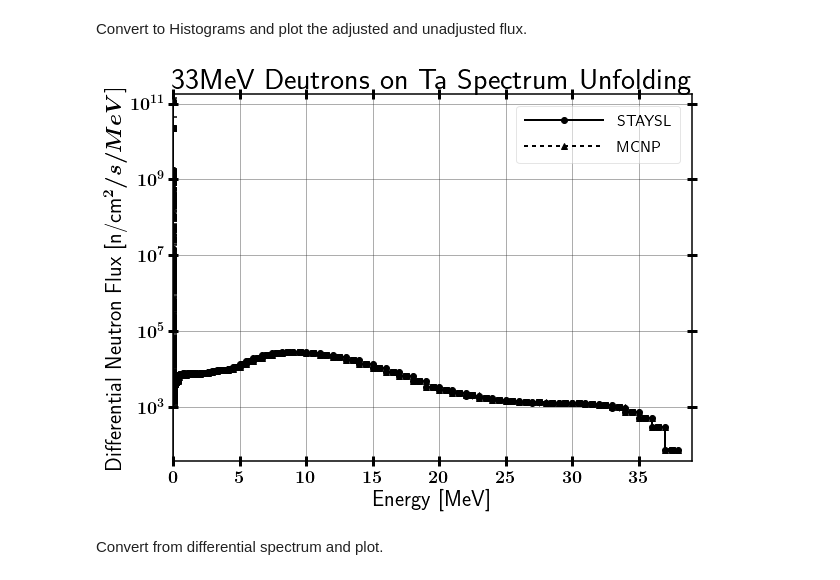
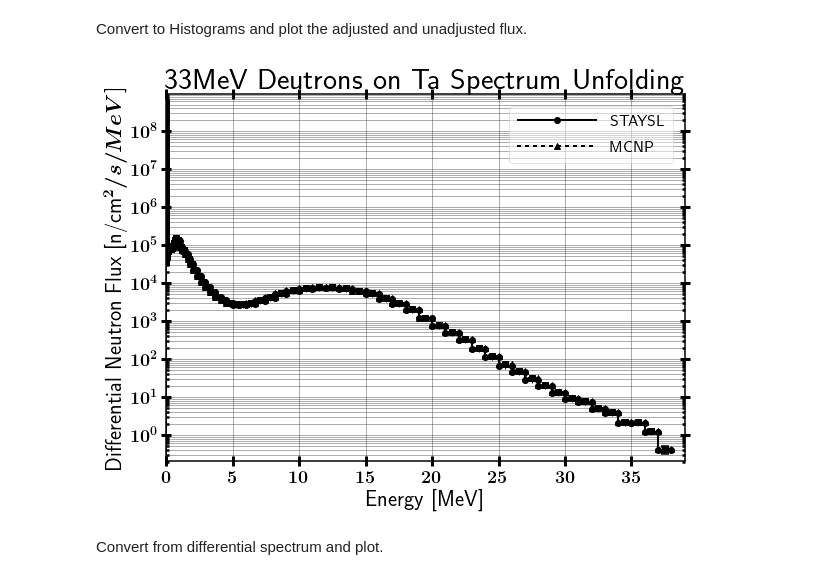
Before and after one commit to 2lambda123/88_Data, a Jupyter notebook: Experiments/Activation/33MeVTa_25Apr/Unfold/ETA/STAYSL_ETA_Input-&-Analysis.ipynb, the cells around one changed output. Saved outputs shown, nothing was run; the diff lists cells and outputs as text; code cells hidden in the pictures.

```diff
--- a/Experiments/Activation/33MeVTa_25Apr/Unfold/ETA/STAYSL_ETA_Input-&-Analysis.ipynb
+++ b/Experiments/Activation/33MeVTa_25Apr/Unfold/ETA/STAYSL_ETA_Input-&-Analysis.ipynb
@@ -96,7 +96,7 @@ Read the data from the output file using pandas. Convert relative std to absolut
 # %%
 import pandas as pd
 
-path = 'C:/Users/James/Dropbox/UCB/Research/ETAs/88Inch/Data/Experiments/Activation/33MeVTa_25Apr/Unfold/CleanBeam/STAYSL_PNNL/stayslin.out'
+path = 'C:/Users/James/Dropbox/UCB/Research/ETAs/88Inch/Data/Experiments/Activation/33MeVTa_25Apr/Unfold/ETA/STAYSL_PNNL/stayslin.out'
 df = pd.read_table(path, engine='python', sep='\s+', skiprows=99, skipfooter=649, header=None,
                    names=['lowE', 'adjFlux', 'unadjFlux', 'fluxRatio', 'adjStd',
                           'unadjStd', 'uncertRatio', 'integralFlux', 'intFluxUncert'])
@@ -130,24 +130,24 @@ Convert to Histograms and plot the adjusted and unadjusted flux.
 # %%
 from DataAnalysis.Histograms import Histogram
 import matplotlib
 %matplotlib inline
 
-outpath = 'C:/Users/James/Dropbox/UCB/Research/ETAs/88Inch/Data/Experiments/Activation/33MeVTa_25Apr/Unfold/CleanBeam/'
+outpath = 'C:/Users/James/Dropbox/UCB/Research/ETAs/88Inch/Data/Experiments/Activation/33MeVTa_25Apr/Unfold/ETA/'
 
 adjDiffHisto = Histogram()
 adjDiffHisto.build_histo(df['lowE'].tolist(), df['adjFlux'].tolist(), uncert=df['adjStd'].tolist(),
                      edgeLoc='low', name='STAYSL')
 
 unadjDiffHisto = Histogram()
 unadjDiffHisto.build_histo(df['lowE'].tolist(), df['unadjFlux'].tolist(), uncert=df['unadjStd'].tolist(),
                      edgeLoc='low', name='MCNP')
 
 adjDiffHisto.plot(unadjDiffHisto, xMin=1E-6, logX=False, logY=True,
                   title='33MeV Deutrons on Ta Spectrum Unfolding',
                   xLabel='Energy [MeV]', yLabel='Differential Neutron Flux [n/cm^2/s/MeV]',
                   savePath=outpath+'33MeVTa_Staysl-Unfold_Differential')
 # %% [output]
-[figure, old version]
+[figure, new version]
 # %% [markdown]
 Convert from differential spectrum and plot.
 # %%
```
Also changed, not shown: parts of 33 cells of this notebook, 47 other files.
